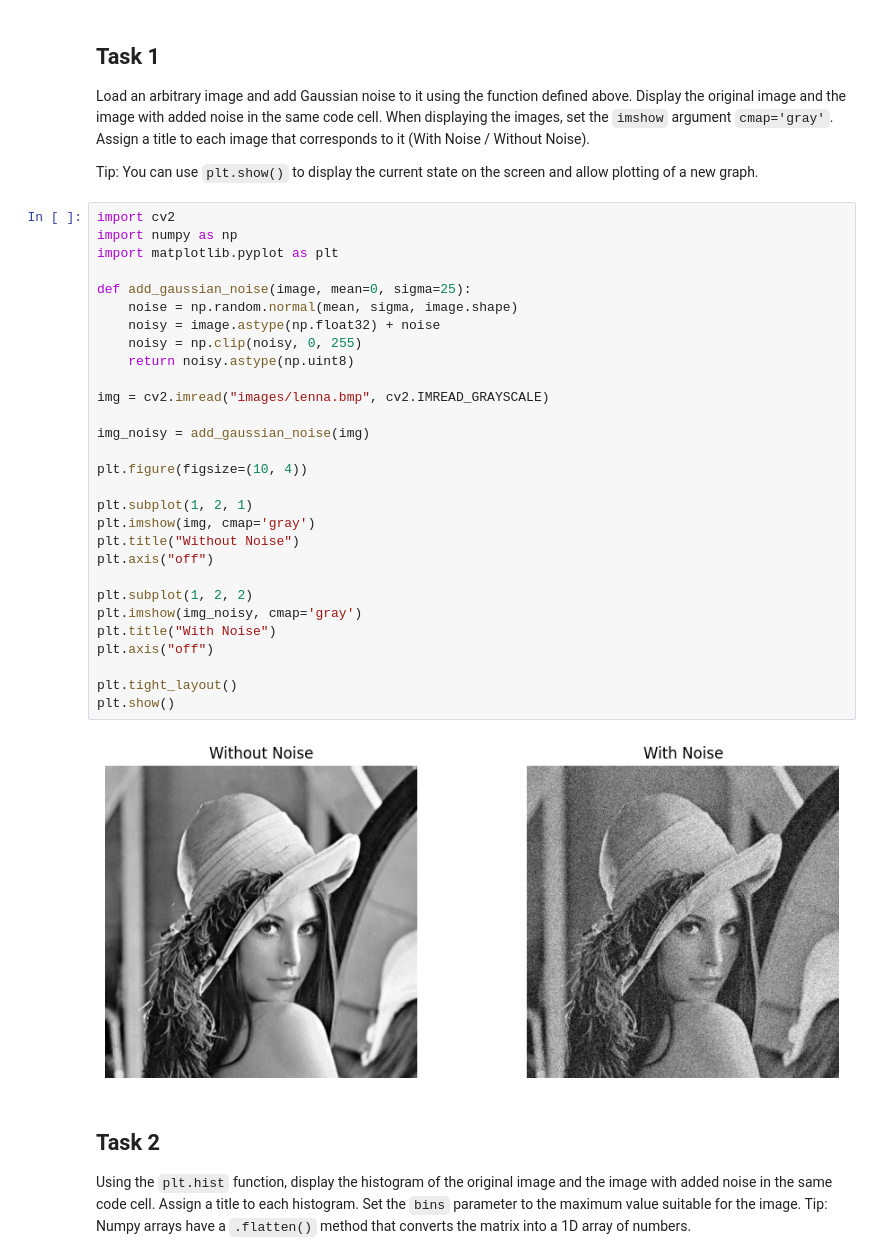
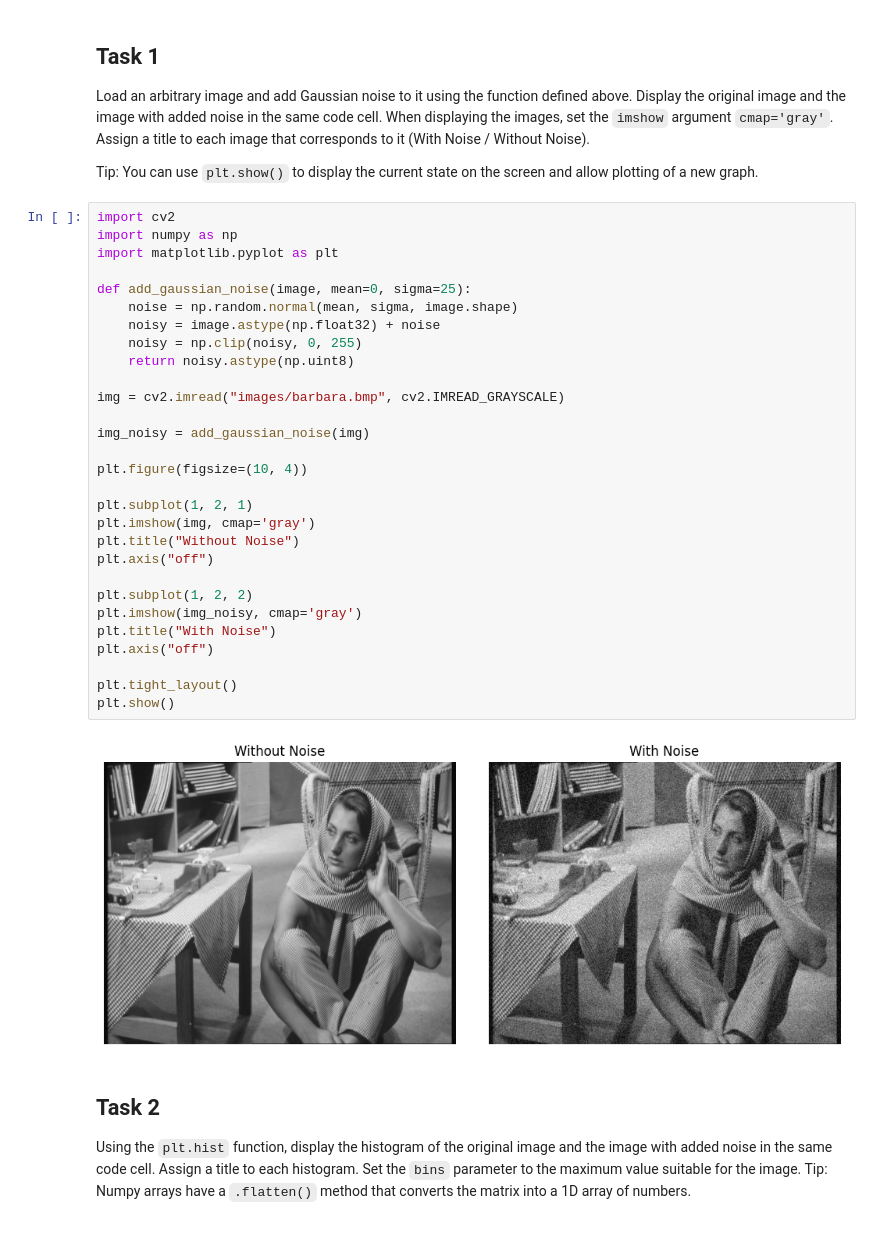
Before and after one commit to mergotic-byte/mergotic_lab1, a Jupyter notebook: lab2.ipynb, the cells around one changed output. Saved outputs shown, nothing was run; the diff lists cells and outputs as text.

```diff
--- a/lab2.ipynb
+++ b/lab2.ipynb
@@ -291,34 +291,34 @@ Tip: You can use `plt.show()` to display the current state on the screen and all
 # %%
 import cv2
 import numpy as np
 import matplotlib.pyplot as plt
 
 def add_gaussian_noise(image, mean=0, sigma=25):
     noise = np.random.normal(mean, sigma, image.shape)
     noisy = image.astype(np.float32) + noise
     noisy = np.clip(noisy, 0, 255)
     return noisy.astype(np.uint8)
 
-img = cv2.imread("images/lenna.bmp", cv2.IMREAD_GRAYSCALE)
+img = cv2.imread("images/barbara.bmp", cv2.IMREAD_GRAYSCALE)
 
 img_noisy = add_gaussian_noise(img)
 
 plt.figure(figsize=(10, 4))
 
 plt.subplot(1, 2, 1)
 plt.imshow(img, cmap='gray')
 plt.title("Without Noise")
 plt.axis("off")
 
 plt.subplot(1, 2, 2)
 plt.imshow(img_noisy, cmap='gray')
 plt.title("With Noise")
 plt.axis("off")
 
 plt.tight_layout()
 plt.show()
 # %% [output]
-[figure, old version]
+[figure, new version]
 # %% [markdown]
 ## Task 2
 
```
Also changed, not shown: parts of 1 cell of this notebook.
